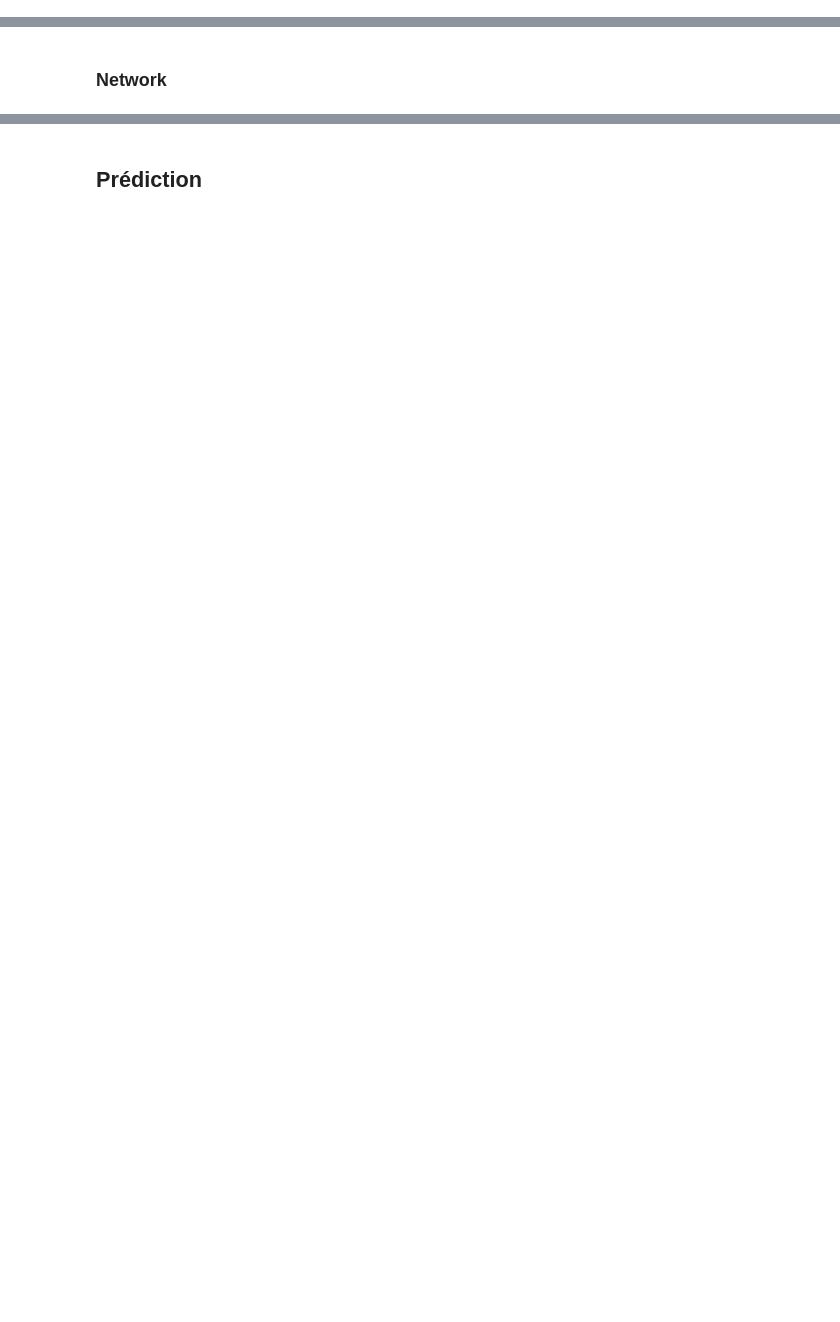
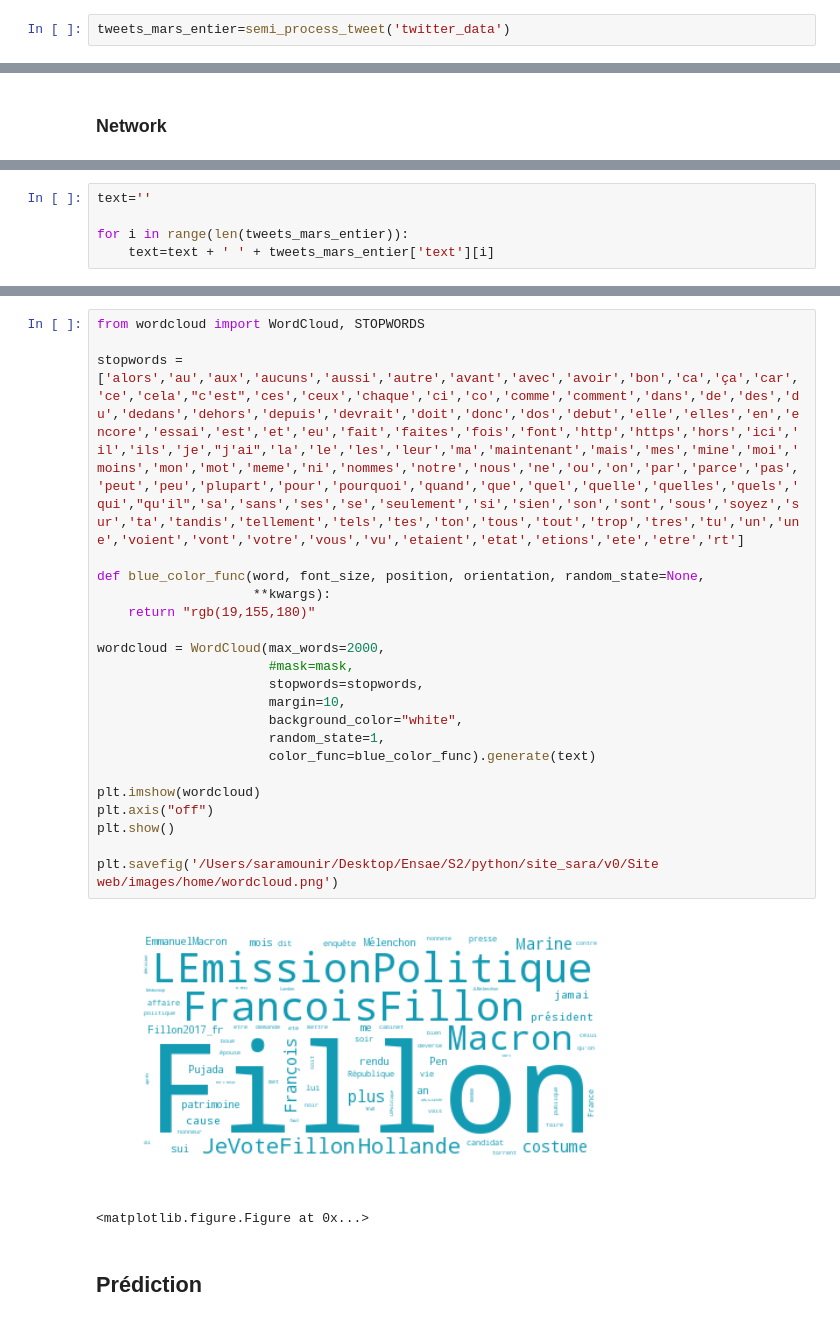
Before and after one commit to olabayle/site_sara, a Jupyter notebook: v0/script_prediction_election.ipynb, the cells around one changed output, grey strips where cells are left out. Drawn from its saved outputs; the diff is of its cells as text; blank space fills up the shorter version.

```diff
--- a/v0/script_prediction_election.ipynb
+++ b/v0/script_prediction_election.ipynb
@@ -210,3 +247,5 @@ tweets_avril=process_tweet('twitter_data_17avril')
+# %%
+tweets_mars_entier=semi_process_tweet('twitter_data')
 # %% [markdown]
 #### Rajout label
 # %%
@@ -285,0 +362,5 @@ nx.draw_networkx_labels(G,pos,font_size=9,font_family='sans-serif',font_weight='
+# %%
+text=''
+
+for i in range(len(tweets_mars_entier)):
+    text=text + ' ' + tweets_mars_entier['text'][i]
@@ -286,2 +375,27 @@ nx.draw_networkx_labels(G,pos,font_size=9,font_family='sans-serif',font_weight='
+# %%
+from wordcloud import WordCloud, STOPWORDS
+
+stopwords = ['alors','au','aux','aucuns','aussi','autre','avant','avec','avoir','bon','ca','ça','car','ce','cela',"c'est",'ces','ceux','chaque','ci','co','comme','comment','dans','de','des','du','dedans','dehors','depuis','devrait','doit','donc','dos','debut','elle','elles','en','encore','essai','est','et','eu','fait','faites','fois','font','http','https','hors','ici','il','ils','je',"j'ai",'la','le','les','leur','ma','maintenant','mais','mes','mine','moi','moins','mon','mot','meme','ni','nommes','notre','nous','ne','ou','on','par','parce','pas','peut','peu','plupart','pour','pourquoi','quand','que','quel','quelle','quelles','quels','qui',"qu'il",'sa','sans','ses','se','seulement','si','sien','son','sont','sous','soyez','sur','ta','tandis','tellement','tels','tes','ton','tous','tout','trop','tres','tu','un','une','voient','vont','votre','vous','vu','etaient','etat','etions','ete','etre','rt']
+
+def blue_color_func(word, font_size, position, orientation, random_state=None,
+                    **kwargs):
+    return "rgb(19,155,180)"
+
+wordcloud = WordCloud(max_words=2000,
+                      #mask=mask,
+                      stopwords=stopwords,
+                      margin=10,
+                      background_color="white",
+                      random_state=1,
+                      color_func=blue_color_func).generate(text)
+
+plt.imshow(wordcloud)
+plt.axis("off")
+plt.show()
+
+plt.savefig('/Users/saramounir/Desktop/Ensae/S2/python/site_sara/v0/Site web/images/home/wordcloud.png')
+# %% [output]
+[figure, added]
+<matplotlib.figure.Figure at 0x...>
 # %% [markdown]
 ## Prédiction
```
Also changed, not shown: parts of 37 cells of this notebook, 7 other files.
